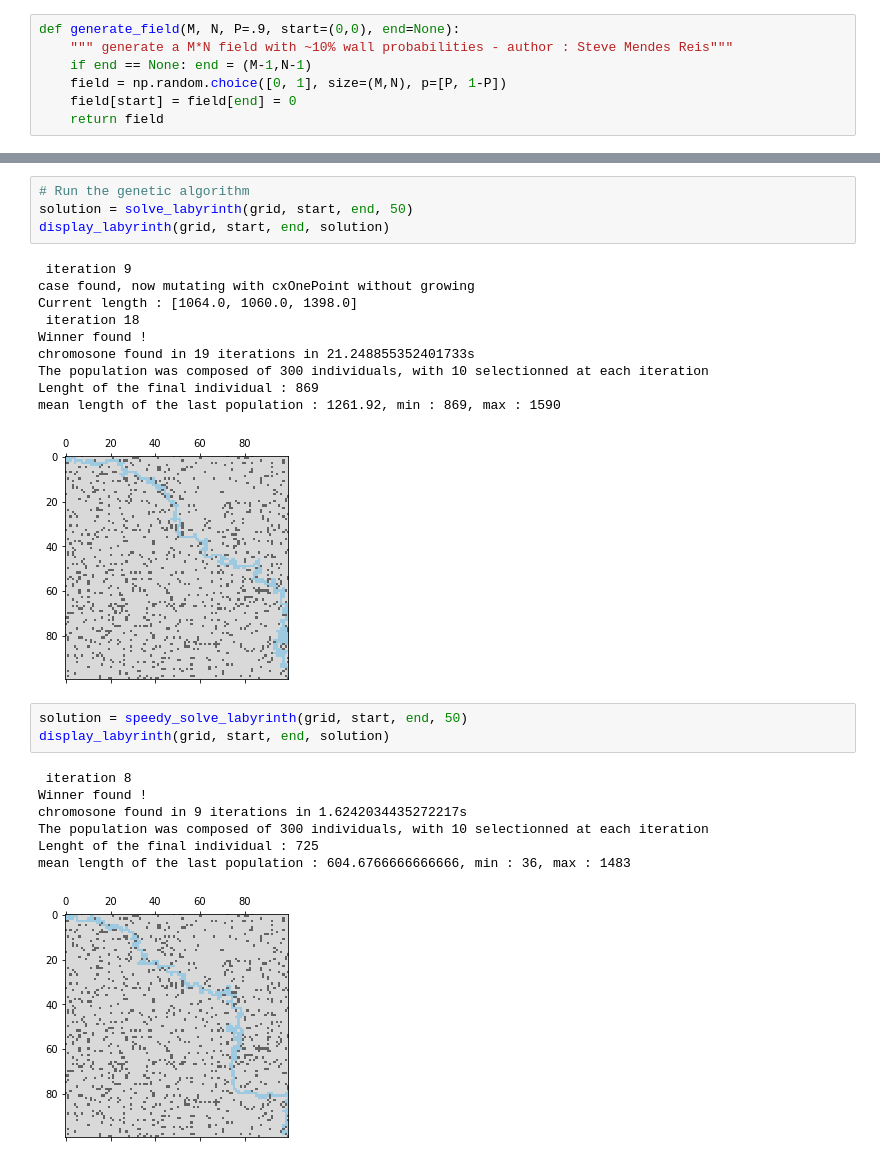
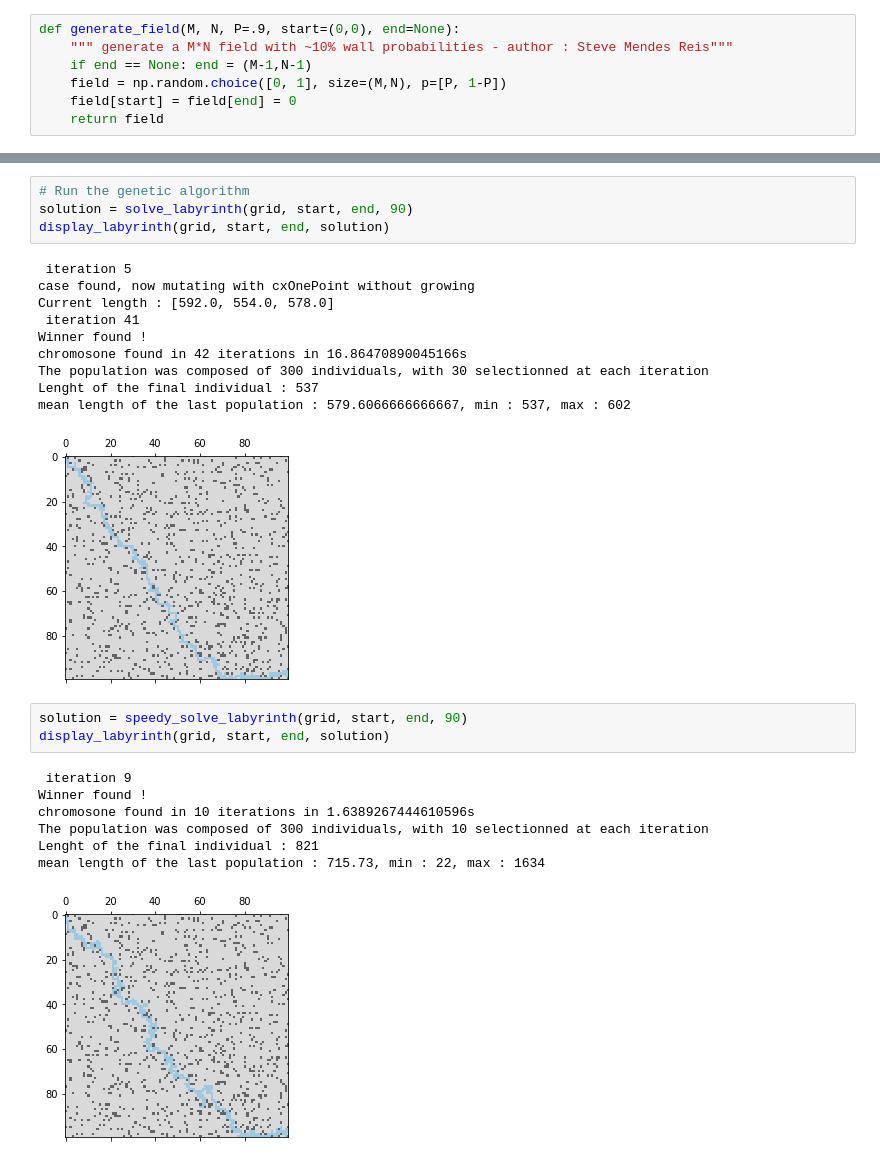
Before and after one commit to maximewel/IA-course, a Jupyter notebook: TP2_gen-alg-labyrinth/notebook.ipynb, the cells around one changed output, grey strips where cells are left out. Saved outputs shown, nothing was run; the diff lists cells and outputs as text.

```diff
--- a/TP2_gen-alg-labyrinth/notebook.ipynb
+++ b/TP2_gen-alg-labyrinth/notebook.ipynb
@@ -25,26 +34,26 @@ grid = generate_field(w, h, P=0.9, end=end)
 # %%
 # Run the genetic algorithm
-solution = solve_labyrinth(grid, start, end, 50)
+solution = solve_labyrinth(grid, start, end, 90)
 display_labyrinth(grid, start, end, solution)
 # %% [output]
- iteration 9
+ iteration 5
 case found, now mutating with cxOnePoint without growing
-Current length : [1064.0, 1060.0, 1398.0]
- iteration 18
+Current length : [592.0, 554.0, 578.0]
+ iteration 41
 Winner found !
-chromosone found in 19 iterations in 21.248855352401733s
-The population was composed of 300 individuals, with 10 selectionned at each iteration
-Lenght of the final individual : 869
-mean length of the last population : 1261.92, min : 869, max : 1590
+chromosone found in 42 iterations in 16.86470890045166s
+The population was composed of 300 individuals, with 30 selectionned at each iteration
+Lenght of the final individual : 537
+mean length of the last population : 579.6066666666667, min : 537, max : 602
-[figure, old version]
+[figure, new version]
 # %%
-solution = speedy_solve_labyrinth(grid, start, end, 50)
+solution = speedy_solve_labyrinth(grid, start, end, 90)
 display_labyrinth(grid, start, end, solution)
 # %% [output]
- iteration 8
+ iteration 9
 Winner found !
-chromosone found in 9 iterations in 1.6242034435272217s
+chromosone found in 10 iterations in 1.6389267444610596s
 The population was composed of 300 individuals, with 10 selectionned at each iteration
-Lenght of the final individual : 725
-mean length of the last population : 604.6766666666666, min : 36, max : 1483
+Lenght of the final individual : 821
+mean length of the last population : 715.73, min : 22, max : 1634
-[figure, old version]
+[figure, new version]
```
Also changed, not shown: parts of 3 cells of this notebook, 3 other files.
